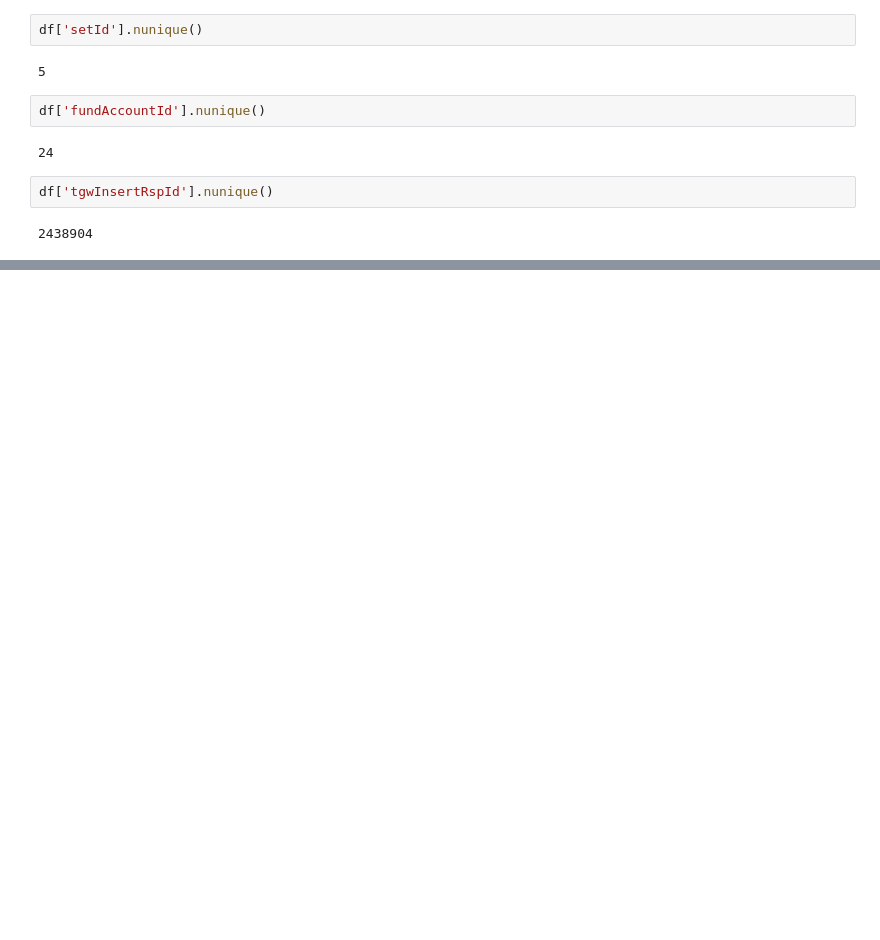
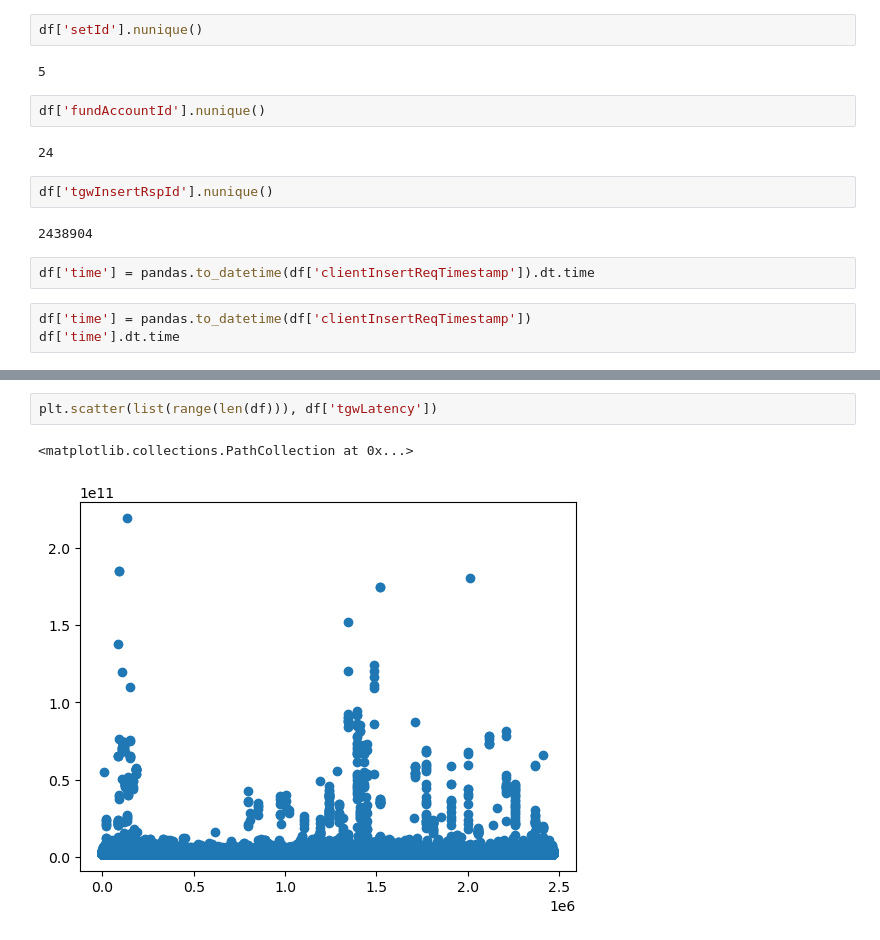
Before and after one commit to stanwu4/SecuritiesAndFutures, a Jupyter notebook: Securities Review.ipynb, the cells around one changed output, grey strips where cells are left out. Cells and saved outputs as stored; diff of their text form; blank space fills up the shorter version.

```diff
--- a/Securities Review.ipynb
+++ b/Securities Review.ipynb
@@ -336,3 +276,8 @@ df['fundAccountId'].nunique()
 df['tgwInsertRspId'].nunique()
 # %% [output]
 2438904
+# %%
+df['time'] = pandas.to_datetime(df['clientInsertReqTimestamp']).dt.time
+# %%
+df['time'] = pandas.to_datetime(df['clientInsertReqTimestamp'])
+df['time'].dt.time
@@ -338,0 +307,5 @@ df['tgwInsertRspId'].nunique()
+# %%
+plt.scatter(list(range(len(df))), df['tgwLatency'])
+# %% [output]
+<matplotlib.collections.PathCollection at 0x...>
+[figure, added]
```
Also changed, not shown: parts of 48 cells of this notebook.
